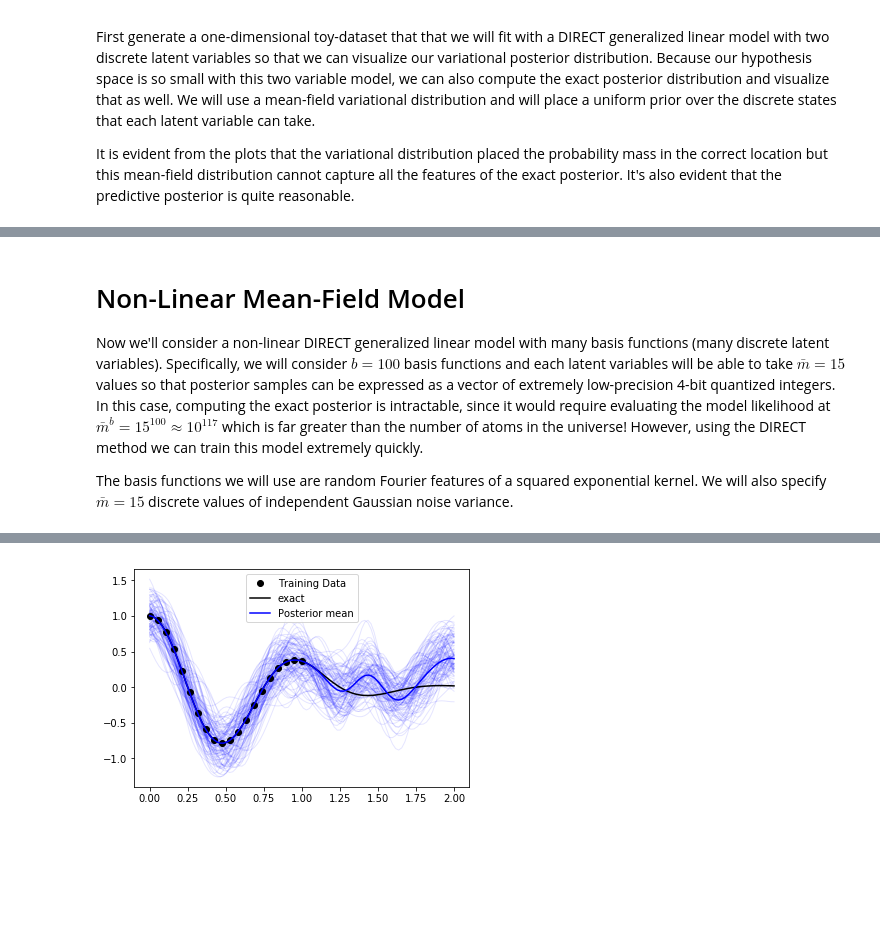
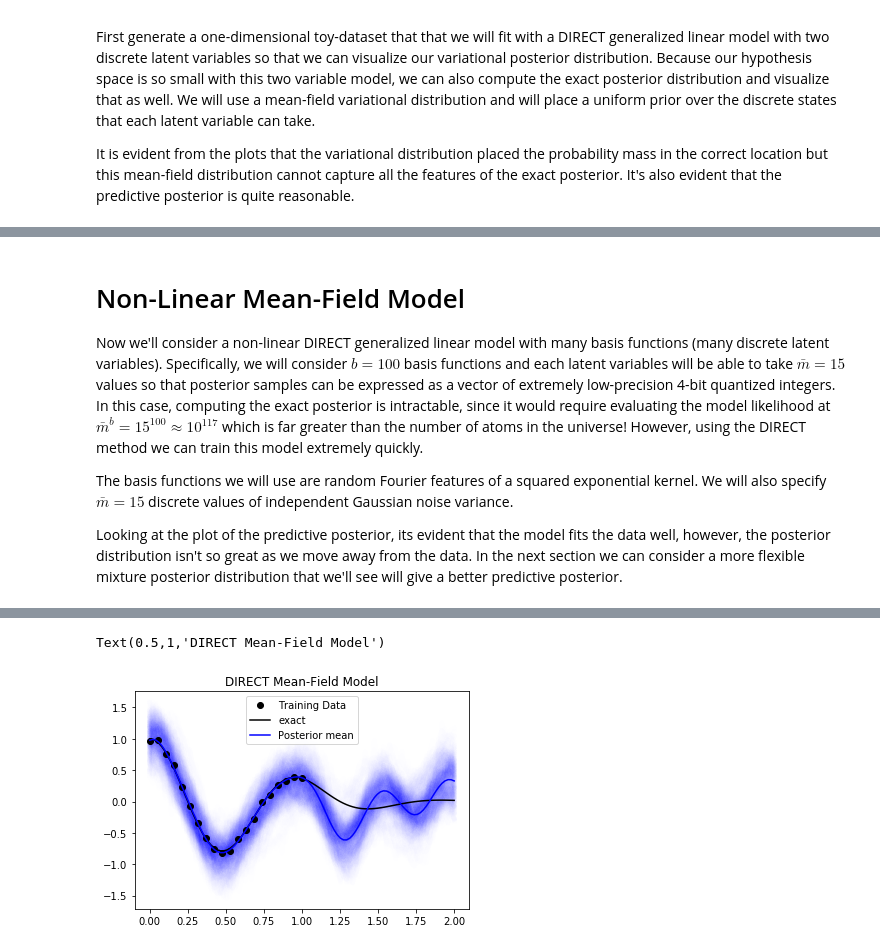
Before and after one commit to treforevans/direct, a Jupyter notebook: tutorial.ipynb, the cells around one changed output, grey strips where cells are left out. Cells and saved outputs as stored; diff of their text form; code cells hidden in the pictures; blank space fills up the shorter version.

Commit message:
added ability to get samples of the noise variance and finished tutorials

```diff
--- a/tutorial.ipynb
+++ b/tutorial.ipynb
@@ -109,18 +116,24 @@ However, using the DIRECT method we can train this model extremely quickly.
 
 The basis functions we will use are random Fourier features of a squared exponential kernel.
 We will also specify $\bar{m} = 15$ discrete values of independent Gaussian noise variance.
+
+Looking at the plot of the predictive posterior, its evident that the model fits the data well, however, the posterior distribution isn't so great as we move away from the data.
+In the next section we can consider a more flexible mixture posterior distribution that we'll see will give a better predictive posterior.
 # %%
+np.random.seed(5)
+tf.set_random_seed(5)
+
 # generate a non-linear toy dataset
 test_fun = lambda x: np.cos(x*2.*np.pi)*np.exp(-np.square(x))
 n = 20
 x = np.linspace(0,1,num=n).reshape((-1,1))
 x_test = np.linspace(0,2,num=100).reshape((-1,1))
-y = test_fun(x) + 0.01*(np.random.rand(*x.shape)-0.5)
+y = test_fun(x) + 0.1*(np.random.rand(*x.shape)-0.5)
 y_test = test_fun(x_test)
 
 with tf.Session() as sess:
     # get the basis functions (features)
-    kern = RBF_RFFs(1, n_rffs=50, log_lengthscale=np.log(0.1)) # number of basis functions is twice n_rffs
+    kern = RBF_RFFs(1, n_rffs=50, log_lengthscale=np.log(0.1)) # num basis functions is 2*n_rffs
     sess.run(tf.global_variables_initializer())
     Phi = sess.run(kern.Phi(x))
     Phi_test = sess.run(kern.Phi(x_test))
@@ -135,18 +148,20 @@ with tf.Session() as sess:
 
     # train the model and get the posterior mean and samples on the test set
     sess.run(tf.global_variables_initializer())
-    m.train(n_epochs=1000, sess=sess)
+    m.train(n_epochs=2000, sess=sess, display_step=250)
     y_mean = sess.run(m.predict_mean(Phi_X=Phi_test))
-    y_samples = sess.run(m.predict_samples(Phi_X=Phi_test, n_samples=100))
+    y_samples, sig2_samples = sess.run(m.predict_samples(Phi_X=Phi_test, n_samples=100))
 
-
+# now plot the predictive posterior
 fig, ax = plt.subplots()
-# for i in range(y_samples.shape[1]): # loop through each predictive posterior sample
-#     ax.plot(xx, y_samples[:,(i,)] + np.random.normal(size=(xx.shape[0],5), scale=np.sqrt(noise_variance)),
-#             'b', alpha=0.002, lw=5) # plot the sample with Gaussian noise
-ax.plot(x_test, y_samples, 'b', alpha=0.1, lw=1)
+for i, sig2 in enumerate(sig2_samples.squeeze()): # loop through each predictive posterior sample
+    ax.plot(x_test,
+            y_samples[:,(i,)] + np.random.normal(size=(x_test.shape[0],5), scale=np.sqrt(sig2)),
+            'b', alpha=0.002, lw=5) # plot the sample with Gaussian noise
+# ax.plot(x_test, y_samples, 'b', alpha=0.1, lw=1)
 ax.plot(x,y,'ko', label='Training Data')
 ax.plot(x_test, y_test, 'k', label='exact')
 ax.plot(x_test, y_mean, 'b', label='Posterior mean')
-ax.legend(loc=0);
+ax.legend(loc=0)
+ax.set_title("DIRECT Mean-Field Model")
 # %% [output]
@@ -153 +185,2 @@ ax.legend(loc=0);
+Text(0.5,1,'DIRECT Mean-Field Model')
-[figure, old version]
+[figure, new version]
```
Also changed, not shown: parts of 4 cells of this notebook, 2 other files.
